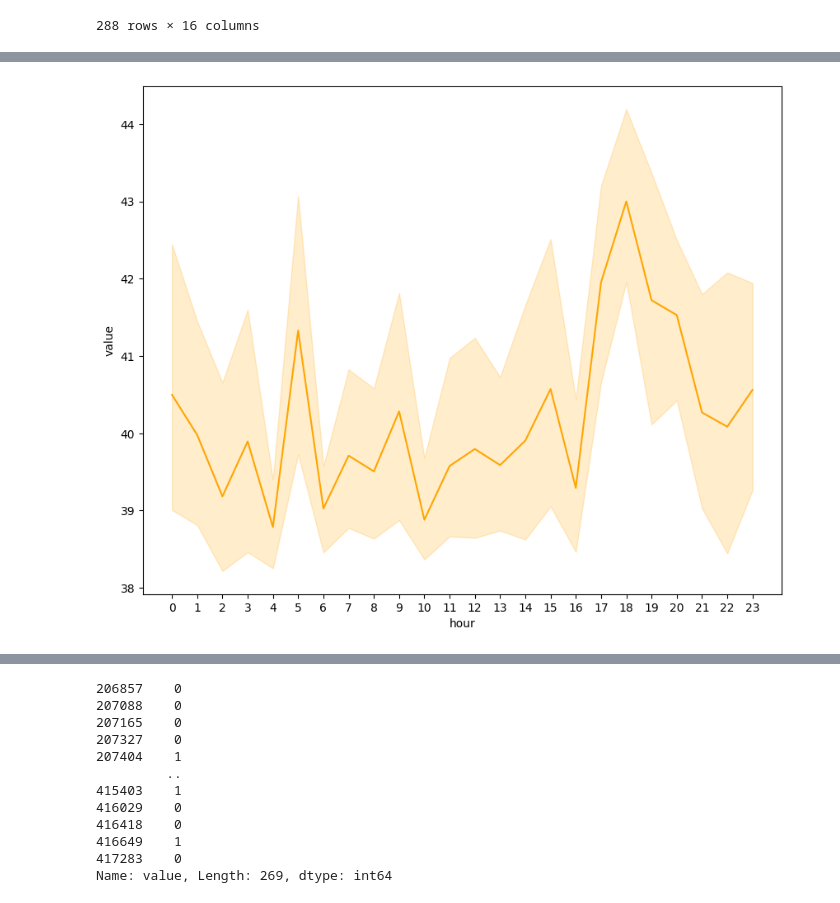
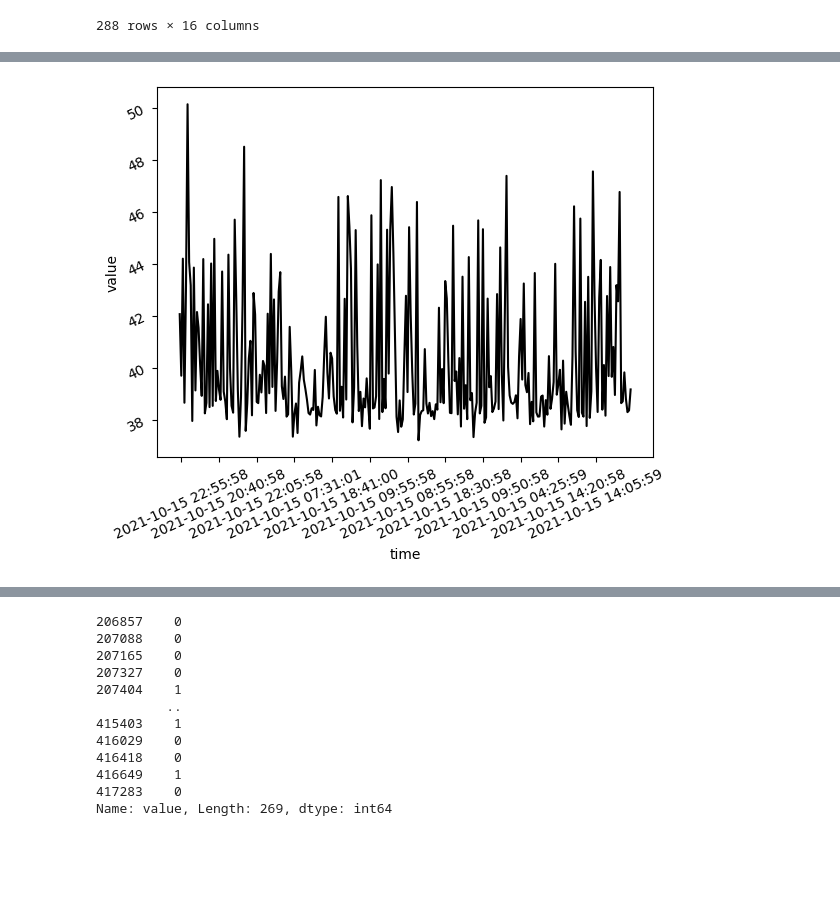
Before and after one commit to internet-equity/netrics-data, a Jupyter notebook: code/Anomaly_analysis_singledeviceDay2.ipynb, the cells around one changed output, grey strips where cells are left out. Cells and saved outputs as stored; diff of their text form; code cells hidden in the pictures; blank space fills up the shorter version.

Commit message:
Revised Commit
This commit fixed the time series plots to show accurate visualizations

```diff
--- a/code/Anomaly_analysis_singledeviceDay2.ipynb
+++ b/code/Anomaly_analysis_singledeviceDay2.ipynb
@@ -420,11 +421,10 @@ import matplotlib.pyplot as plt
 import numpy as np
 import seaborn as sns
 
-fig,ax =  plt.subplots(figsize = ( 10, 8))
-sns.lineplot( x = "hour", y = "value",
-             color = 'orange', data =rc_device_atlmax_1015,
-             ax = ax)
-plt.xticks(np.arange(min(rc_device_atlmax_1015['hour']), max(rc_device_atlmax_1015['hour'])+1, 1.0))
+sns.lineplot( x = "time", y = "value",
+             color = 'black', data =rc_device_atlmax_1015,)
+plt.tick_params(labelrotation = 25)
+plt.xticks(np.arange(1,288,24))
 # %% [output]
 ([<matplotlib.axis.XTick at 0x...>,
   <matplotlib.axis.XTick at 0x...>,
@@ -446,4 +446,4 @@ plt.xticks(np.arange(min(rc_device_atlmax_1015['hour']), max(rc_device_atlmax_10
-[figure, old version]
+[figure, new version]
 # %%
 #Time series plot of the maxes from the date 10/21 (from the one device)
 import matplotlib.pyplot as plt
```
Also changed, not shown: parts of 13 cells of this notebook.
